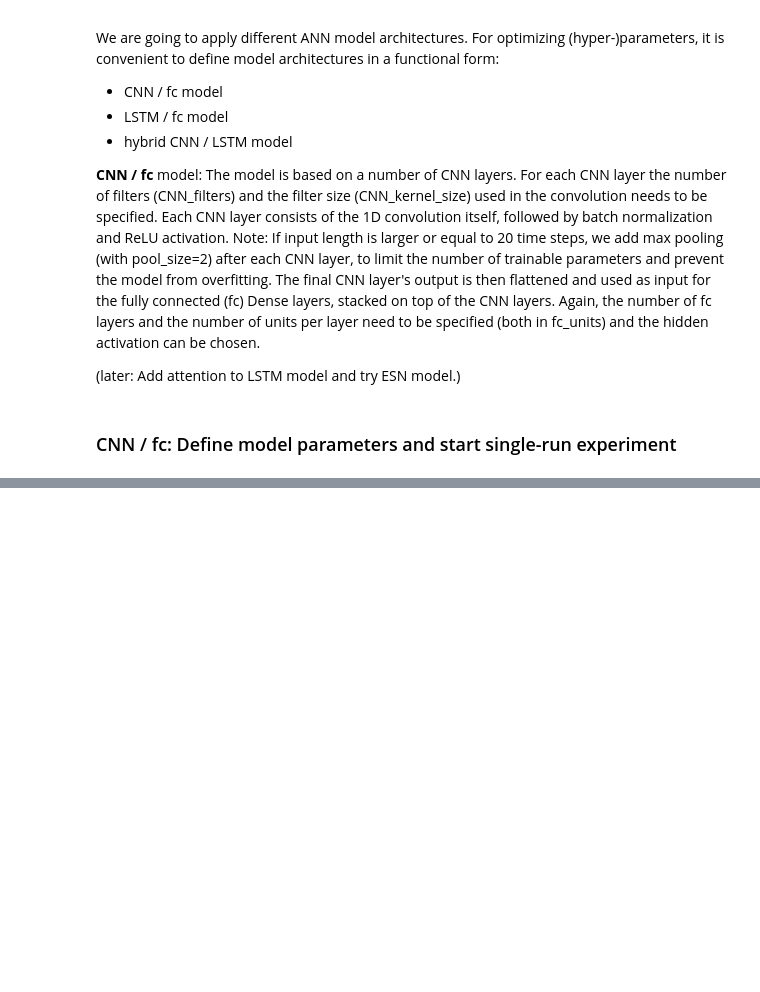
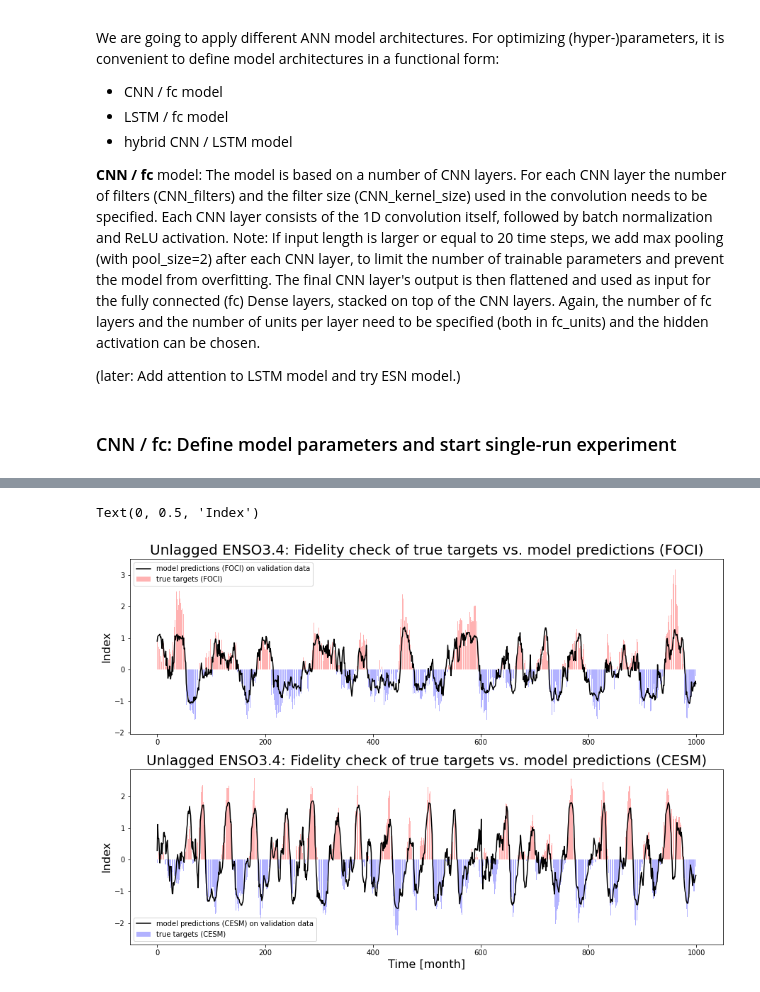
Before and after one commit to MarcoLandtHayen/cicmod_application, a Jupyter notebook: notebooks/02_enso_prediction.ipynb, the cells around one changed output, grey strips where cells are left out. Saved outputs shown, nothing was run; the diff lists cells and outputs as text; code cells hidden in the pictures; blank space fills up the shorter version.

Commit message:
Start model evaluation for CNN/fc single-run experiment (#16)

```diff
--- a/notebooks/02_enso_prediction.ipynb
+++ b/notebooks/02_enso_prediction.ipynb
@@ -658,3 +697,43 @@ plt.show()
+# %%
+# Define function to specify bar color, according to sign of values:
+def bar_color(data,color_pos,color_neg):
+    return np.where(data.values>0,color_pos,color_neg).T
+# %%
+## Fidelity check: Plot VALIDATION targets as bar plot (red / blue) vs. predictions as black line
+
+# Plot first 1000 time steps only:
+fig, axes = plt.subplots(2,1,figsize=[15,10])
+
+# FOCI
+axes[0].bar(
+    x=range(len(val_target_FOCI.values[:1000,0])),
+    height=val_target_FOCI.values[:1000,0],
+    color=bar_color(val_target_FOCI[:1000],'r','b')[0],
+    label="true targets (FOCI)",
+    alpha=0.3
+)
+axes[0].plot(val_pred_FOCI_lag0[:1000], label="model predictions (FOCI) on validation data", color='black')
+axes[0].legend()
+axes[0].set_title('Unlagged ENSO3.4: Fidelity check of true targets vs. model predictions (FOCI)', fontsize=20)
+axes[1].set_xlabel('Time [month]', fontsize=16)
+axes[0].set_ylabel('Index', fontsize=16)
+
+# CESM
+axes[1].bar(
+    x=range(len(val_target_CESM.values[:1000,0])),
+    height=val_target_CESM.values[:1000,0],
+    color=bar_color(val_target_CESM[:1000],'r','b')[0],
+    label="true targets (CESM)",
+    alpha=0.3
+)
+axes[1].plot(val_pred_CESM_lag0[:1000], label="model predictions (CESM) on validation data", color='black')
+axes[1].legend()
+axes[1].set_title('Unlagged ENSO3.4: Fidelity check of true targets vs. model predictions (CESM)', fontsize=20)
+axes[1].set_xlabel('Time [month]', fontsize=16)
+axes[1].set_ylabel('Index', fontsize=16)
+# %% [output]
+Text(0, 0.5, 'Index')
+[figure, added]
 # %%
 # NEXT steps:
 
```
Also changed, not shown: parts of 9 cells of this notebook.
